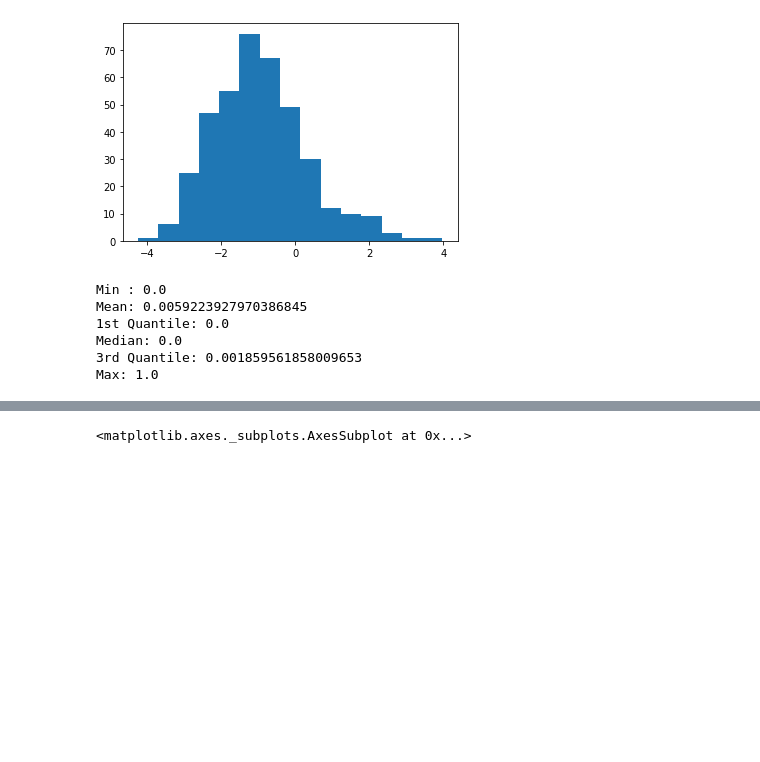
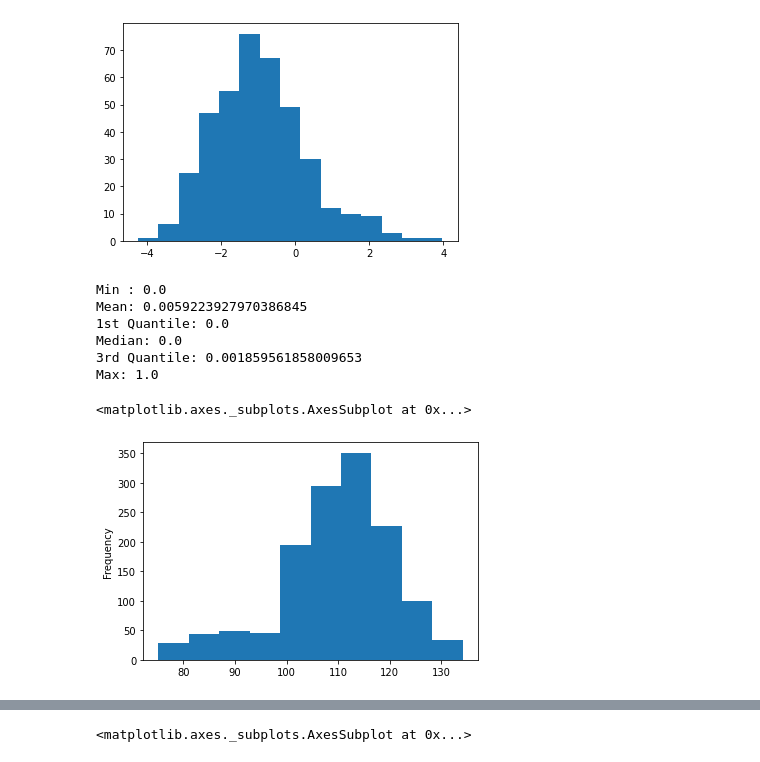
Before and after one commit to dsvanidze/replicability, a Jupyter notebook: data-exploration/data-exploration.ipynb, the cells around one changed output, grey strips where cells are left out. Drawn from its saved outputs; the diff is of its cells as text; code cells hidden in the pictures; blank space fills up the shorter version.

Commit message:
corrected misspelled variable names "access" and "Waccess" in Jupyter Notebook. Added longitude and latitude plots

```diff
--- a/data-exploration/data-exploration.ipynb
+++ b/data-exploration/data-exploration.ipynb
@@ -155,3 +155,8 @@ Mean: 0.0059223927970386845
 Median: 0.0
 3rd Quantile: 0.001859561858009653
 Max: 1.0
+# %%
+sample_data["longitude"].plot.hist()
+# %% [output]
+<matplotlib.axes._subplots.AxesSubplot at 0x...>
+[figure, added]
```
Also changed, not shown: parts of 2 cells of this notebook.
